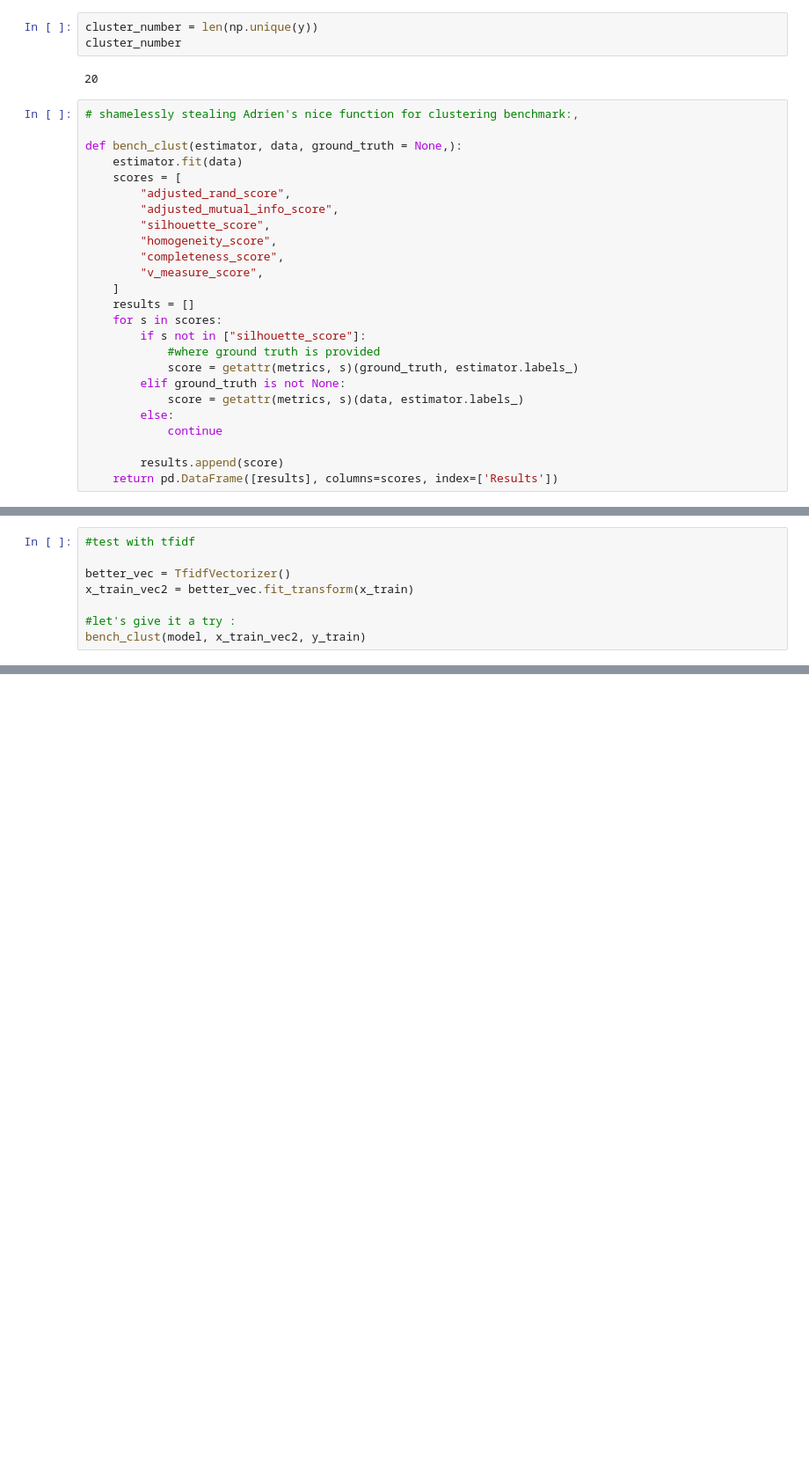
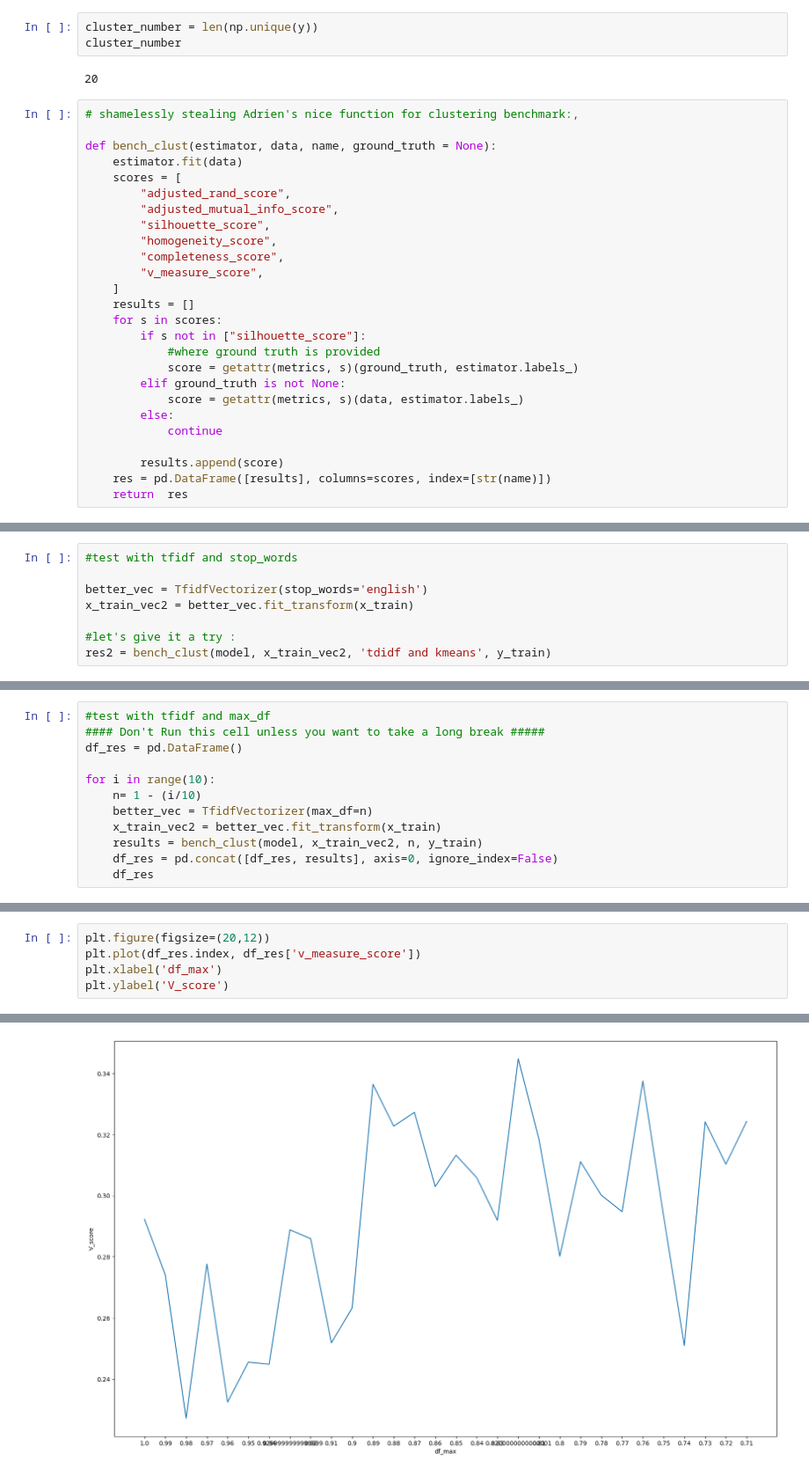
Before and after one commit to Insiares/simplon_datai_2025, a Jupyter notebook: Clustering/CLustering_text_articles.ipynb, the cells around one changed output, grey strips where cells are left out. Shown at 88% size. Saved outputs shown, nothing was run; the diff lists cells and outputs as text; blank space fills up the shorter version.

```diff
--- a/Clustering/CLustering_text_articles.ipynb
+++ b/Clustering/CLustering_text_articles.ipynb
@@ -38,7 +59,7 @@ cluster_number
 # %%
 # shamelessly stealing Adrien's nice function for clustering benchmark:,
 
-def bench_clust(estimator, data, ground_truth = None,):
+def bench_clust(estimator, data, name, ground_truth = None):
     estimator.fit(data)
     scores = [
         "adjusted_rand_score",
@@ -59,7 +80,8 @@ def bench_clust(estimator, data, ground_truth = None,):
             continue
 
         results.append(score)
-    return pd.DataFrame([results], columns=scores, index=['Results'])
+    res = pd.DataFrame([results], columns=scores, index=[str(name)])
+    return  res
 # %%
 #building train test split :
 x_train, x_test, y_train, y_test = train_test_split(x,y, random_state=42)
@@ -80,8 +103,8 @@ bench_clust(model, x_train_vec, y_train)
 # %%
-#test with tfidf
+#test with tfidf and stop_words
 
-better_vec = TfidfVectorizer()
+better_vec = TfidfVectorizer(stop_words='english')
 x_train_vec2 = better_vec.fit_transform(x_train)
 
 #let's give it a try :
-bench_clust(model, x_train_vec2, y_train)
+res2 = bench_clust(model, x_train_vec2, 'tdidf and kmeans', y_train)
@@ -90,0 +118,12 @@ bench_clust(model, x_train_vec2, y_train)
+# %%
+#test with tfidf and max_df
+#### Don't Run this cell unless you want to take a long break #####
+df_res = pd.DataFrame()
+
+for i in range(10):
+    n= 1 - (i/10)
+    better_vec = TfidfVectorizer(max_df=n)
+    x_train_vec2 = better_vec.fit_transform(x_train)
+    results = bench_clust(model, x_train_vec2, n, y_train)
+    df_res = pd.concat([df_res, results], axis=0, ignore_index=False)
+    df_res
@@ -90,0 +150,6 @@ bench_clust(model, x_train_vec2, y_train)
+# %%
+plt.figure(figsize=(20,12))
+plt.plot(df_res.index, df_res['v_measure_score'])
+plt.xlabel('df_max')
+plt.ylabel('V_score')
+# %% [output]
@@ -90,0 +157 @@ bench_clust(model, x_train_vec2, y_train)
+[figure, added]
```
Also changed, not shown: parts of 14 cells of this notebook, 3 other files.
